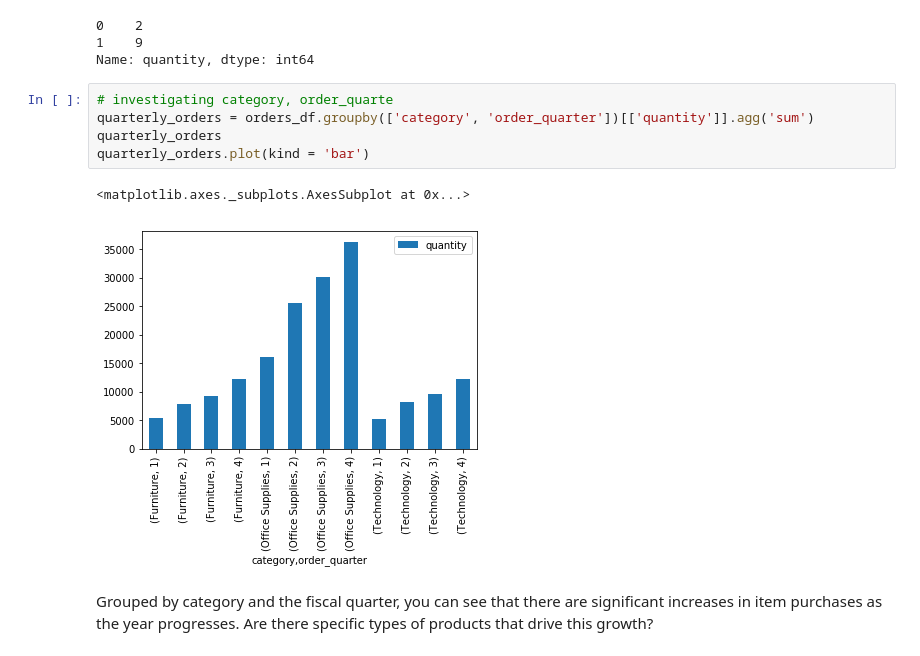
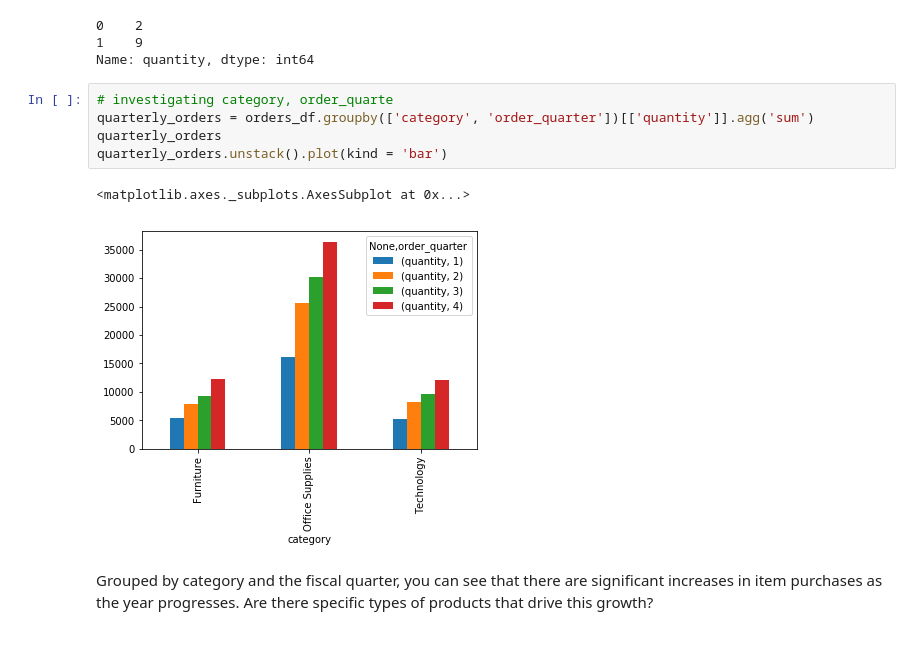
Before and after one commit to phoebezzz/Machine-Learning-Lab1, a Jupyter notebook: mike_ml_lab.ipynb, the cells around one changed output. Drawn from its saved outputs; the diff is of its cells as text.

```diff
--- a/mike_ml_lab.ipynb
+++ b/mike_ml_lab.ipynb
@@ -117,11 +111,11 @@ Name: quantity, dtype: int64
 # %%
 # investigating category, order_quarte
 quarterly_orders = orders_df.groupby(['category', 'order_quarter'])[['quantity']].agg('sum')
 quarterly_orders
-quarterly_orders.plot(kind = 'bar')
+quarterly_orders.unstack().plot(kind = 'bar')
 # %% [output]
 <matplotlib.axes._subplots.AxesSubplot at 0x...>
-[figure, old version]
+[figure, new version]
 # %% [markdown]
 Grouped by category and the fiscal quarter, you can see that there are significant increases in item purchases as the year progresses. Are there specific types of products that drive this growth?
 # %%
```
Also changed, not shown: parts of 6 cells of this notebook.
